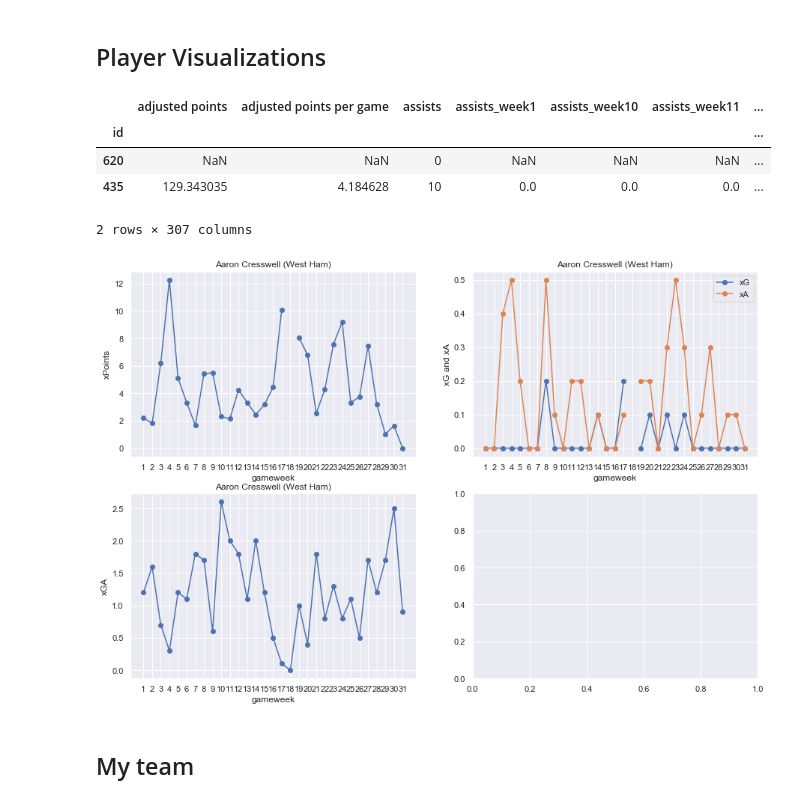
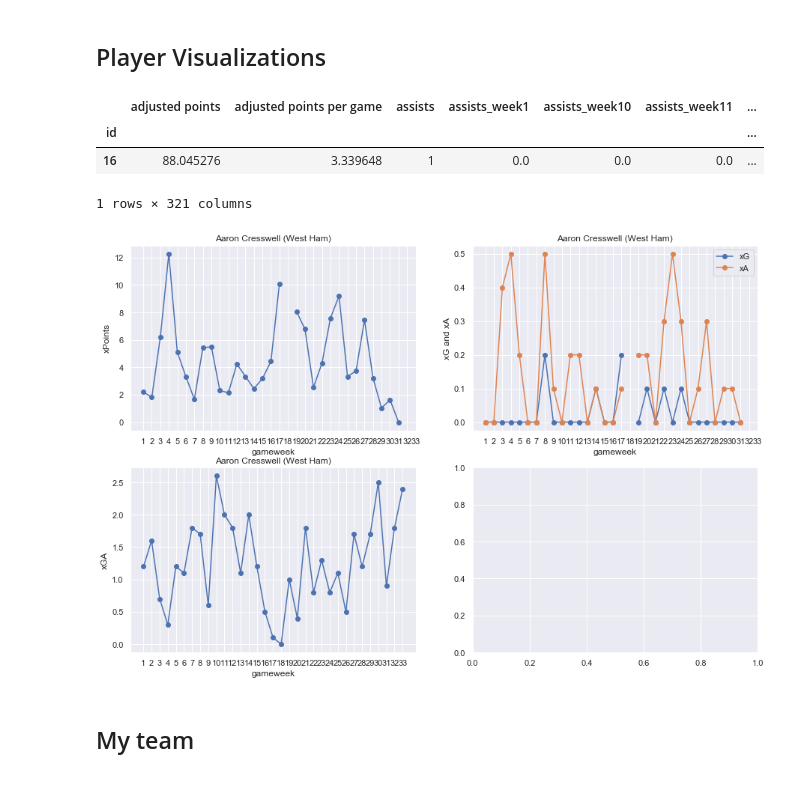
Before and after one commit to jaksticks/Fantasy-Premier-League, a Jupyter notebook: notebooks/4. playerEvaluation.ipynb, the cells around one changed output. Drawn from its saved outputs; the diff is of its cells as text; code cells hidden in the pictures.

```diff
--- a/notebooks/4. playerEvaluation.ipynb
+++ b/notebooks/4. playerEvaluation.ipynb
@@ -4,7 +4,7 @@
 Here we compare players based on their adjusted points. Also, we calculate some useful metrics using the adjusted points to further evaluate player performance in FPL.
 # %%
 # recent gameweek
-gameweek = 31
+gameweek = 33
 # %%
 # import basic libraries
 import pandas as pd
@@ -302,7 +302,7 @@ for i in range(1,gameweek+1):
 #display(column_xPoints)
 # %%
 # find player index
-name_string = 'Cress'
+name_string = 'Holding'
 playersFound = df[df['web_name'].str.contains(name_string)]
 display(playersFound)
 # plot xPoints over time
@@ -311,37 +311,36 @@ ix = 435
 
 fig,ax = plt.subplots(2,2,figsize=(15,10))
 
 ax[0,0].plot(game_weeks, df.loc[ix,column_xPoints], marker='o')
 title_string = df.loc[ix,'first_name'] + ' ' + df.loc[ix,'second_name'] + ' (' + df.loc[ix,'team_name'] + ')'
 ax[0,0].set_title(title_string)
 ax[0,0].set_xlabel('gameweek')
 ax[0,0].set_ylabel('xPoints')
 ax[0,0].set_xticks(game_weeks)
 
 ax[0,1].plot(game_weeks, df.loc[ix,column_xG], marker='o')
 ax[0,1].plot(game_weeks, df.loc[ix,column_xA], marker='o')
 ax[0,1].legend(('xG','xA'))
 title_string = df.loc[ix,'first_name'] + ' ' + df.loc[ix,'second_name'] + ' (' + df.loc[ix,'team_name'] + ')'
 ax[0,1].set_title(title_string)
 ax[0,1].set_xlabel('gameweek')
 ax[0,1].set_ylabel('xG and xA')
 ax[0,1].set_xticks(game_weeks)
 
 ax[1,0].plot(game_weeks, df.loc[ix,column_xGA], marker='o')
 title_string = df.loc[ix,'first_name'] + ' ' + df.loc[ix,'second_name'] + ' (' + df.loc[ix,'team_name'] + ')'
 ax[1,0].set_title(title_string)
 ax[1,0].set_xlabel('gameweek')
 ax[1,0].set_ylabel('xGA')
 ax[1,0].set_xticks(game_weeks)
 
 plt.show()
 # %% [output]
 |  | adjusted points | adjusted points per game | assists | assists_week1 | assists_week10 | assists_week11 | ... |
 | id |  |  |  |  |  |  | ... |
-| 620 | NaN | NaN | 0 | NaN | NaN | NaN | ... |
-| 435 | 129.343035 | 4.184628 | 10 | 0.0 | 0.0 | 0.0 | ... |
+| 16 | 88.045276 | 3.339648 | 1 | 0.0 | 0.0 | 0.0 | ... |
-2 rows × 307 columns
+1 rows × 321 columns
-[figure, old version]
+[figure, new version]
 # %% [markdown]
 ## My team
 # %%
```
Also changed, not shown: parts of 8 cells of this notebook, 10 other files.
